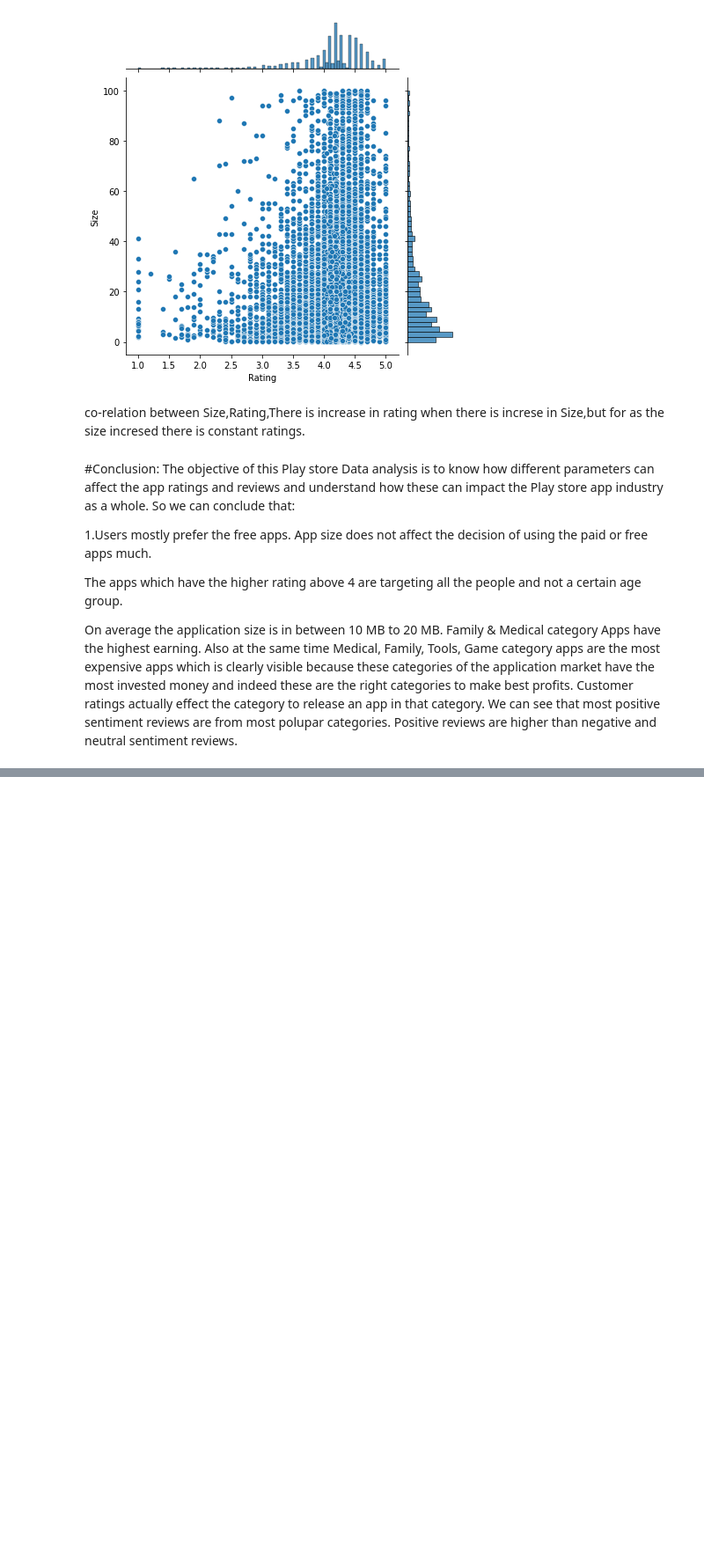
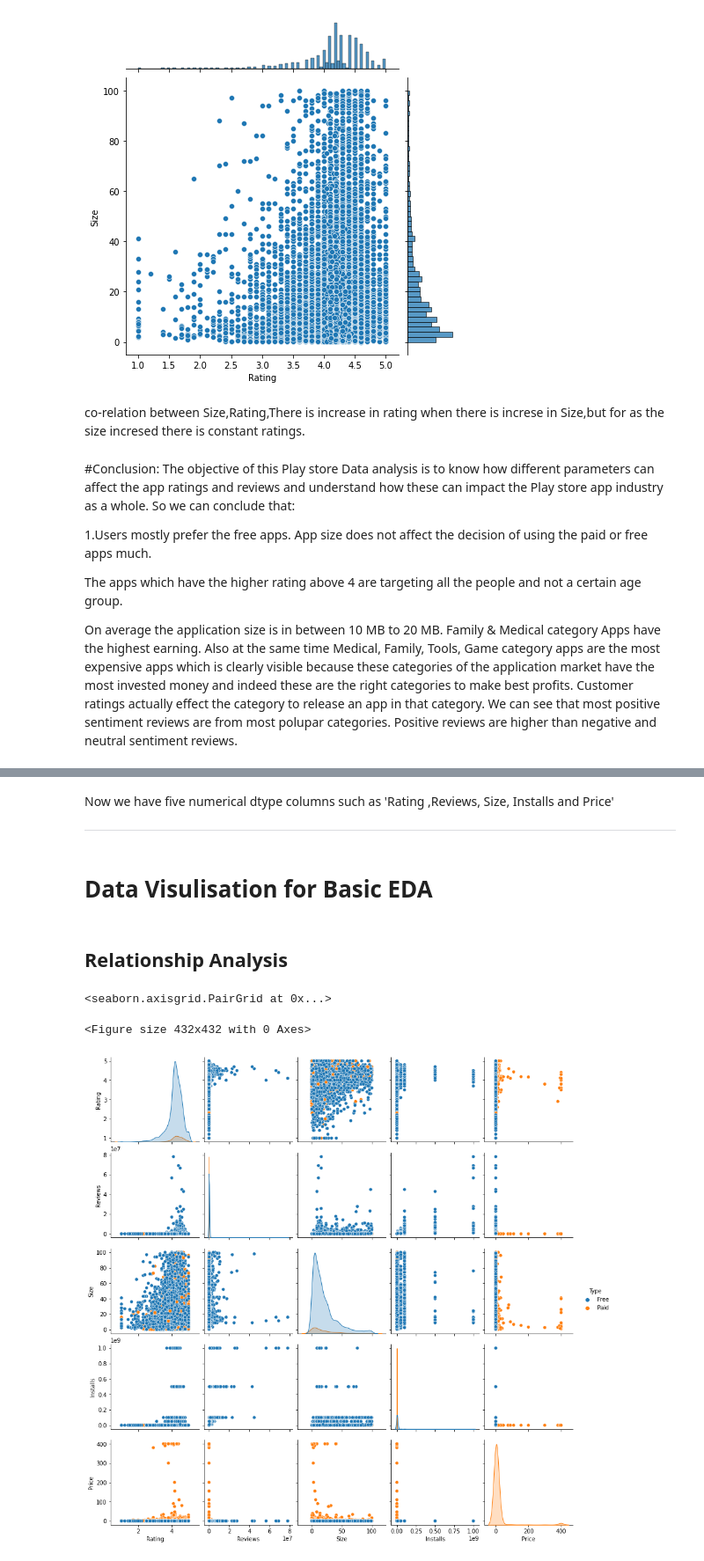
Before and after one commit to sunanda-debnath/EDA-PLAYSTORE-APP, a Jupyter notebook: Play_Store_App_Review_Analysis_Capstone_Project.ipynb, the cells around one changed output, grey strips where cells are left out. Shown at 88% size. Cells and saved outputs as stored; diff of their text form; code cells hidden in the pictures; blank space fills up the shorter version.

```diff
--- a/Play_Store_App_Review_Analysis_Capstone_Project.ipynb
+++ b/Play_Store_App_Review_Analysis_Capstone_Project.ipynb
@@ -416,0 +694,2 @@ Positive reviews are higher than negative and neutral sentiment reviews.
+# %%
+playdf['Installs']=playdf['Installs'].astype(int)                   # converting into int dtype
@@ -416,0 +700,9 @@ Positive reviews are higher than negative and neutral sentiment reviews.
+# %%
+#Removing rows in which Reviews is greater than Installs.
+
+conditions = [    playdf['Reviews']>playdf['Installs'],
+                  playdf['Reviews']<=playdf['Installs']          ]
+
+choice = ['Remove', 'Keep']
+
+playdf['Decision'] = np.select(conditions, choice)
@@ -416,0 +719,2 @@ Positive reviews are higher than negative and neutral sentiment reviews.
+# %%
+playdf['Price']=playdf['Price'].apply(lambda x:x.replace('$',''))         # converting dtype of 'Price' from object to numerical.
@@ -416,0 +736,2 @@ Positive reviews are higher than negative and neutral sentiment reviews.
+# %%
+playdf['Price']=playdf['Price'].astype(float)
@@ -416,0 +776,16 @@ Positive reviews are higher than negative and neutral sentiment reviews.
+# %% [markdown]
+Now we have five numerical dtype columns such as 'Rating ,Reviews, Size, Installs and Price'
+
+
+---
+# %% [markdown]
+# Data Visulisation for Basic EDA
+# %% [markdown]
+## Relationship Analysis
+# %%
+plt.figure(figsize=(6,6))
+sns.pairplot(playdf,hue="Type")
+# %% [output]
+<seaborn.axisgrid.PairGrid at 0x...>
+<Figure size 432x432 with 0 Axes>
+[figure, added]
```
Also changed, not shown: parts of 127 cells of this notebook.
